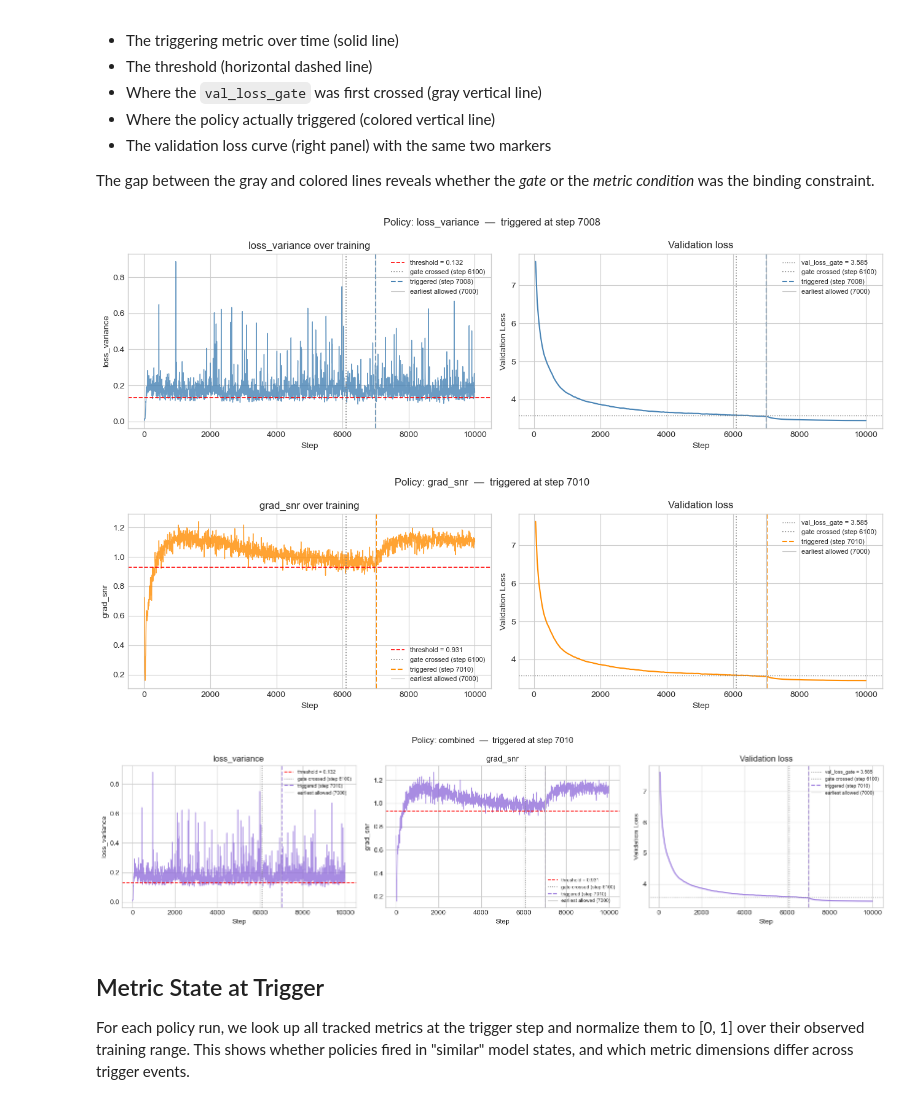
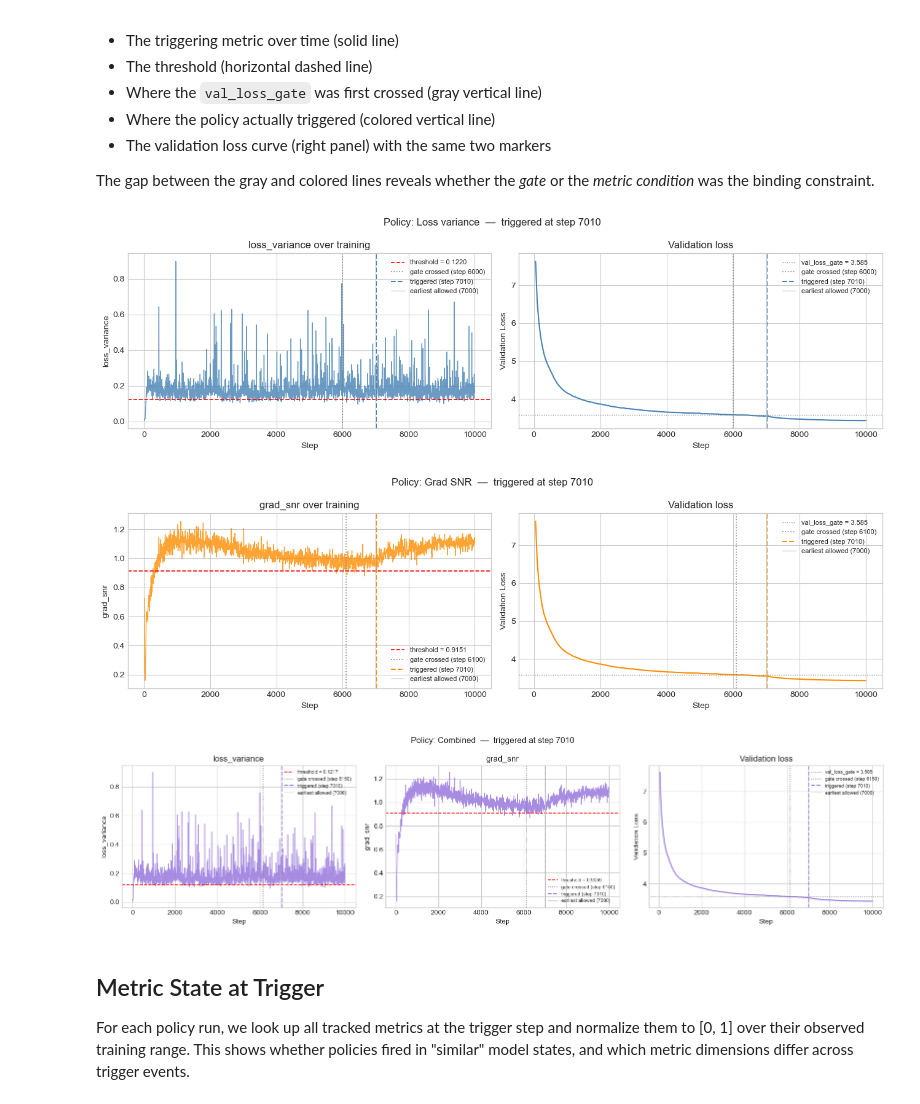
Before and after one commit to Duckymini/wsd_metric_triggered, a Jupyter notebook: notebooks/policy_decay_comparison.ipynb, the cells around one changed output. Cells and saved outputs as stored; diff of their text form; code cells hidden in the pictures.

```diff
--- a/notebooks/policy_decay_comparison.ipynb
+++ b/notebooks/policy_decay_comparison.ipynb
@@ -127,7 +133,7 @@ for key, d in data.items():
     val = d["val"]
     trig_step = d["trigger"]["trigger_step"] if d["trigger"] else None
     ax.plot(val["step"], val["validation_loss"],
-            color=COLORS[key], linewidth=1.8, label=key)
+            color=COLORS[key], linewidth=1.8, label=DISPLAY_NAMES[key])
     if trig_step:
         ax.axvline(trig_step, color=COLORS[key], linewidth=1.2, linestyle="--", alpha=0.75)
 
@@ -149,7 +155,7 @@ fig, ax = plt.subplots(figsize=(12, 4))
 for key, d in data.items():
     train = d["train"]
     ax.plot(train["step"], train["learning_rate"],
-            color=COLORS[key], linewidth=1.5, label=key)
+            color=COLORS[key], linewidth=1.5, label=DISPLAY_NAMES[key])
 
 ax.set_xlabel("Step")
 ax.set_ylabel("Learning Rate")
@@ -176,7 +182,6 @@ The plots below show:
 The gap between the gray and colored lines reveals whether the *gate* or the *metric condition* was the binding constraint.
 # %%
 def _gate_step(val_df, gate=VAL_LOSS_GATE):
-    """First step where validation_loss dropped below gate."""
     below = val_df[val_df["validation_loss"] < gate]
     return int(below["step"].iloc[0]) if len(below) > 0 else None
 
@@ -190,28 +195,25 @@ def _draw_trigger_lines(ax, gate_s, trig_s, color):
     ax.axvline(EARLIEST_TRIGGER, color="silver", linewidth=0.8, linestyle="-",
                label=f"earliest allowed ({EARLIEST_TRIGGER})")
 
-POLICY_KEYS = ["loss_variance", "grad_snr", "combined"]
-
 # ----- loss_variance and grad_snr -----
-for key, threshold, metric_col, ylabel in [
-    ("loss_variance", 0.132, "loss_variance", "loss_variance"),
-    ("grad_snr",      0.931, "grad_snr",      "grad_snr"),
-]:
+for key, metric_col in [("loss_variance", "loss_variance"), ("grad_snr", "grad_snr")]:
     d = data[key]
     trigger = d["trigger"]
     trig_s = trigger["trigger_step"] if trigger else None
+    threshold = trigger.get("computed_thresholds", {}).get(f"{metric_col}_threshold")
     gate_s = _gate_step(d["val"])
     color = COLORS[key]
 
     fig, (ax_m, ax_v) = plt.subplots(1, 2, figsize=(13, 4))
-    fig.suptitle(f"Policy: {key}  —  triggered at step {trig_s}", fontsize=12)
+    fig.suptitle(f"Policy: {DISPLAY_NAMES[key]}  —  triggered at step {trig_s}", fontsize=12)
 
     train = d["train"]
     ax_m.plot(train["step"], train[metric_col], color=color, linewidth=1, alpha=0.8)
-    ax_m.axhline(threshold, color="red", linewidth=1.2, linestyle="--",
-                 label=f"threshold = {threshold}")
+    if threshold is not None:
+        ax_m.axhline(threshold, color="red", linewidth=1.2, linestyle="--",
+                     label=f"threshold = {threshold:.4f}")
     _draw_trigger_lines(ax_m, gate_s, trig_s, color)
-    ax_m.set_xlabel("Step"); ax_m.set_ylabel(ylabel)
+    ax_m.set_xlabel("Step"); ax_m.set_ylabel(metric_col)
     ax_m.set_title(f"{metric_col} over training")
     ax_m.legend(fontsize=8)
 
@@ -225,45 +227,44 @@ for key, threshold, metric_col, ylabel in [
     ax_v.legend(fontsize=8)
 
     plt.tight_layout()
     plt.show()
 
-# ----- combined (3 panels: loss_variance, grad_snr, val loss) -----
+# ----- combined (3 panels) -----
 key = "combined"
 d = data[key]
 trigger = d["trigger"]
 trig_s = trigger["trigger_step"] if trigger else None
 gate_s = _gate_step(d["val"])
 color = COLORS[key]
 
 fig, (ax1, ax2, ax3) = plt.subplots(1, 3, figsize=(16, 4))
-fig.suptitle(f"Policy: combined  —  triggered at step {trig_s}", fontsize=12)
+fig.suptitle(f"Policy: Combined  —  triggered at step {trig_s}", fontsize=12)
 
 train = d["train"]
-for ax, metric_col, threshold, ylabel in [
-    (ax1, "loss_variance", 0.132, "loss_variance"),
-    (ax2, "grad_snr",      0.931, "grad_snr"),
-]:
+for ax, metric_col in [(ax1, "loss_variance"), (ax2, "grad_snr")]:
+    threshold = trigger.get("computed_thresholds", {}).get(f"{metric_col}_threshold")
     ax.plot(train["step"], train[metric_col], color=color, linewidth=1, alpha=0.8)
-    ax.axhline(threshold, color="red", linewidth=1.2, linestyle="--",
-               label=f"threshold = {threshold}")
+    if threshold is not None:
+        ax.axhline(threshold, color="red", linewidth=1.2, linestyle="--",
+                   label=f"threshold = {threshold:.4f}")
     _draw_trigger_lines(ax, gate_s, trig_s, color)
-    ax.set_xlabel("Step"); ax.set_ylabel(ylabel)
-    ax.set_title(f"{metric_col}")
+    ax.set_xlabel("Step"); ax.set_ylabel(metric_col)
+    ax.set_title(metric_col)
     ax.legend(fontsize=7)
 
 ax3.plot(d["val"]["step"], d["val"]["validation_loss"], color=color, linewidth=1.5)
 ax3.axhline(VAL_LOSS_GATE, color="gray", linewidth=1, linestyle=":",
             label=f"val_loss_gate = {VAL_LOSS_GATE}")
 _draw_trigger_lines(ax3, gate_s, trig_s, color)
 ax3.set_xlabel("Step"); ax3.set_ylabel("Validation Loss")
 ax3.set_title("Validation loss")
 ax3.legend(fontsize=7)
 plt.tight_layout()
 plt.show()
 # %% [output]
 [figure]
-[figure, old version]
+[figure, new version]
-[figure, old version]
+[figure, new version]
 # %% [markdown]
 ## Metric State at Trigger
 
```
Also changed, not shown: parts of 8 cells of this notebook.
